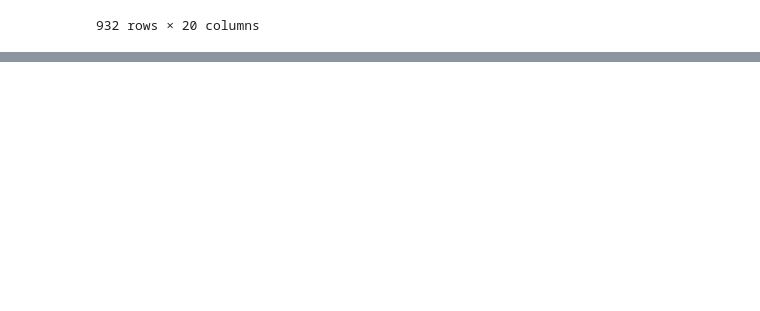
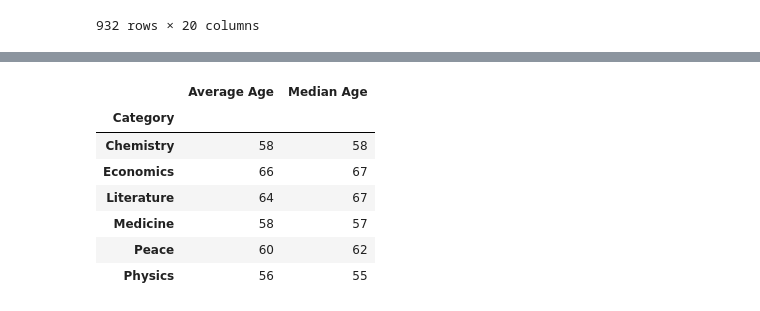
Before and after one commit to nailavohra/Project, a Jupyter notebook: nobel_prize_analysis.ipynb, the cells around one changed output, grey strips where cells are left out. Saved outputs shown, nothing was run; the diff lists cells and outputs as text; code cells hidden in the pictures; blank space fills up the shorter version.

```diff
--- a/nobel_prize_analysis.ipynb
+++ b/nobel_prize_analysis.ipynb
@@ -219,0 +240,5 @@ nobel_df
+# %%
+nobel_categories_group = nobel_df.groupby("Category")
+# %%
+mean_age_total = nobel_categories_group['Age'].mean()
+mean_age_total
@@ -219,0 +254,3 @@ nobel_df
+# %%
+median_age_total = nobel_categories_group['Age'].median()
+median_age_total
@@ -219,0 +279,12 @@ nobel_df
+# %%
+mean_median_age_cat_df = pd.DataFrame ({"Average Age" : mean_age_total, "Median Age" : median_age_total}).astype(int)
+mean_median_age_cat_df
+# %% [output]
+|  | Average Age | Median Age |
+| Category |  |  |
+| Chemistry | 58 | 58 |
+| Economics | 66 | 67 |
+| Literature | 64 | 67 |
+| Medicine | 58 | 57 |
+| Peace | 60 | 62 |
+| Physics | 56 | 55 |
```
Also changed, not shown: parts of 14 cells of this notebook, 1 other file.
